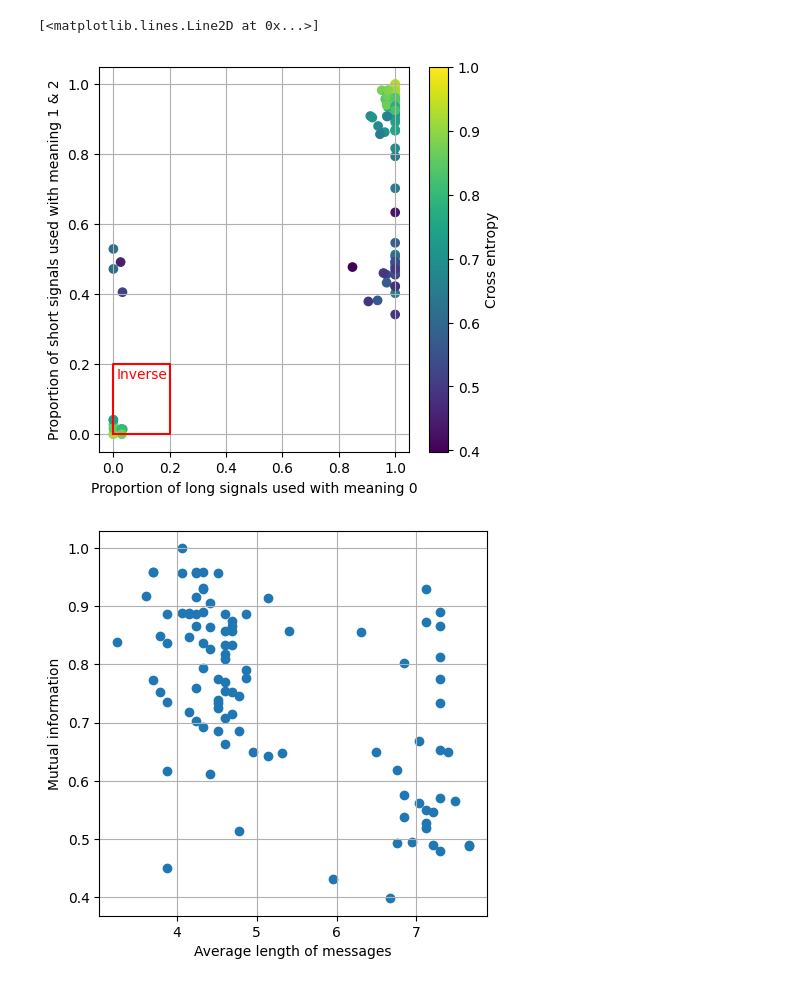
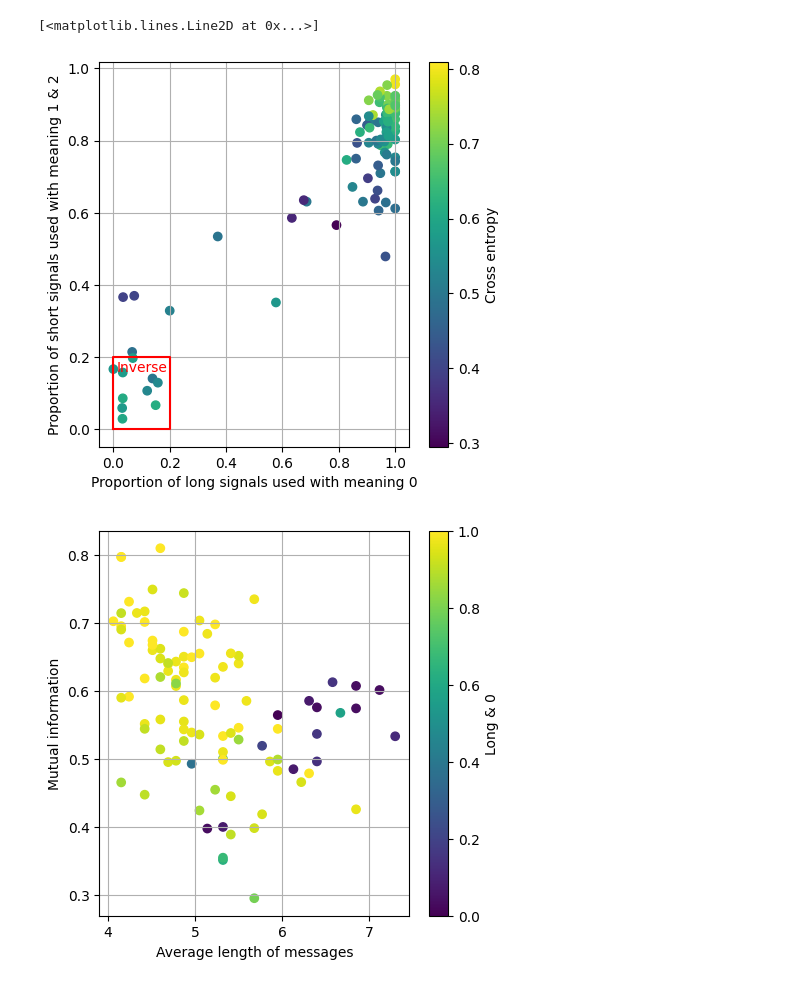
Before and after one commit to alexeykosh/2023-lexical-uncertainty-context-model, a Jupyter notebook: src/notebooks/experiment_model.ipynb, the cells around one changed output. Drawn from its saved outputs; the diff is of its cells as text; code cells hidden in the pictures.

```diff
--- a/src/notebooks/experiment_model.ipynb
+++ b/src/notebooks/experiment_model.ipynb
@@ -19,3 +19,6 @@ def display_table(table, row_labels, col_labels):
 def safelog(vals):
     with np.errstate(divide='ignore'):
         return np.log(vals)
+
+def normalize(A):
+    return (A.T / A.sum(axis=1)).T
@@ -35,6 +52,7 @@ class Agent:
             self.costs = np.zeros(n_words)
         if prior is not None:
             self.prior = self.normalize(prior)
+            # self.prior = prior
         else:
             self.prior = np.ones(n_meanings) / n_meanings
 
@@ -73,6 +91,7 @@ class Agent:
         # literal listener, ts the matrix received from the speaker
         # subtract C rather than add it to keep the values positive
         return self.normalize(np.exp(self.alpha * (safelog(A.T) + self.costs)))
+        # return self.normalize(np.exp(self.alpha * (safelog(A.T) - self.costs)))
 
     def l_prag(self, A, context):
         # literal listener, ts the matrix received from the speaker
@@ -97,7 +116,7 @@ class Agent:
     def update_lexicon(self, message, meaning):
         # for each lexicon, multiply the probability of the message-meanings pair by the probability of the lexicon
         # and normalize
-        self.lexicon_probs = self.normalize(self.lexicon_probs * self.lexicons_norm[:, message, meaning])
+        self.lexicon_probs = self.normalize(self.lexicon_probs * self.lexicons_norm[:, message, meaning] + 1e-3)
         # * p(meaning|context)
 
     def show_lexicon(self, idx):
@@ -112,9 +135,12 @@ class Agent:
 # %%
 N_MEANINGS = 3
 PRIOR = np.array([[1, 1, 0], [1, 0, 1]])
-COSTS = np.array([1, 10])
-ALPHA = 5
+COSTS = np.array([0, 20])
+ALPHA = 20
 context_meanings = {0: [0, 1], 1: [0], 2: [1]}
+# 0 -- star
+# 1 -- circle
+# 2 -- triangle
 
 posts = []
 logs_comp = []
@@ -315,15 +331,16 @@ plt.text(0.012, 0.16, 'Inverse', color='red')
 plt.plot([0.0, 0.0, 0.2, 0.2, 0.0], [0.0, 0.2, 0.2, 0.0, 0.0], color='red')
 # %% [output]
 [<matplotlib.lines.Line2D at 0x...>]
-[figure, old version]
+[figure, new version]
 # %%
 plt.figure(figsize=(5, 5))
-plt.scatter(results['avg_length'], results['cross_entropy'])
+plt.scatter(results['avg_length'], results['cross_entropy'], c=results['long_0'])
 plt.xlabel('Average length of messages')
 plt.ylabel('Mutual information')
+plt.colorbar().set_label('Long & 0')
 plt.grid()
 # %% [output]
-[figure, old version]
+[figure, new version]
 # %%
 logs_comb['message_length'] = logs_comb['message'].apply(lambda x: 'short' if x == 0 else 'long')
 logs_comb['meaning_s'] = logs_comb['meaning'].apply(lambda x: f'm_{x}')
```
Also changed, not shown: parts of 16 cells of this notebook, 1 other file.
